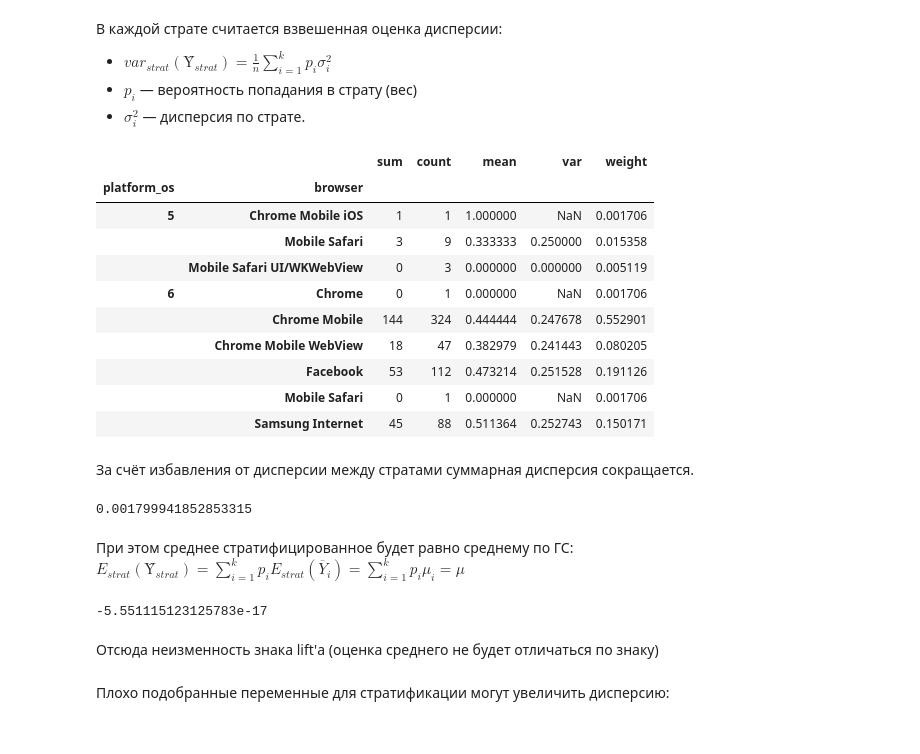
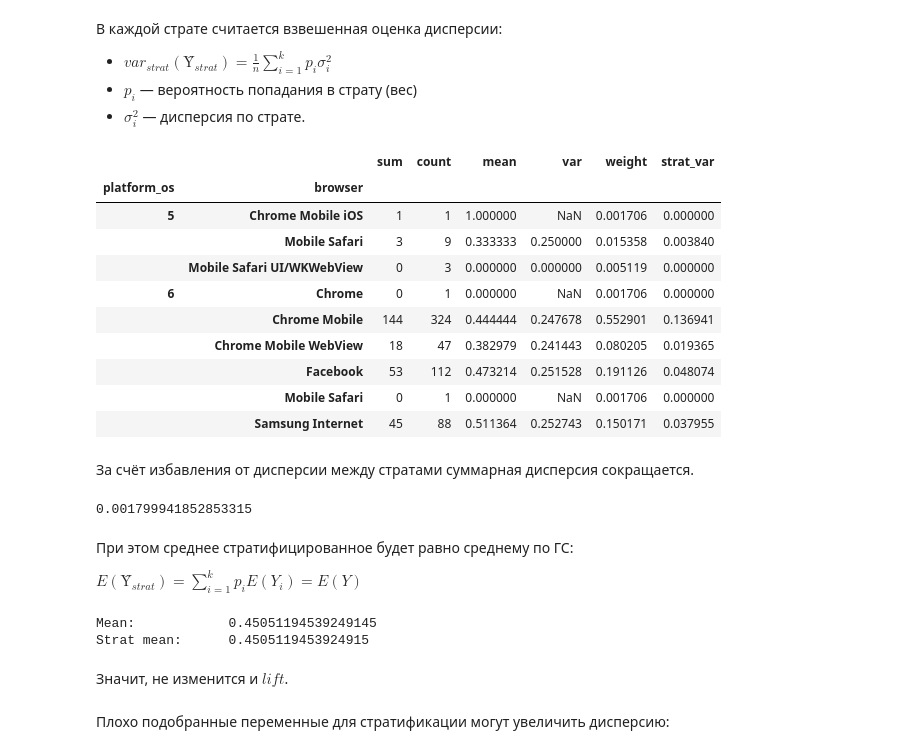
Before and after one commit to AlexJackalope/A-B-testing, a Jupyter notebook: 4-VarReduction-Strat-CUPED/classwork.ipynb, the cells around one changed output. Drawn from its saved outputs; the diff is of its cells as text; code cells hidden in the pictures.

```diff
--- a/4-VarReduction-Strat-CUPED/classwork.ipynb
+++ b/4-VarReduction-Strat-CUPED/classwork.ipynb
@@ -75,38 +95,42 @@ adsmart_data.groupby(['experiment', 'platform_os', 'browser']).yes.agg(["sum", "
 # %%
 A = adsmart_data[adsmart_data.experiment == 'control'].drop(columns=['experiment'])
 
 def weight(x):
     return len(x) / len(A)
 
 A_strats = A.groupby(['platform_os', 'browser']).yes.agg(["sum", "count", "mean", "var", weight])
+A_strats['strat_var'] = (A_strats['var'] * A_strats['weight']).fillna(0)
 A_strats
 # %% [output]
-|  |  | sum | count | mean | var | weight |
-| platform_os | browser |  |  |  |  |  |
-| 5 | Chrome Mobile iOS | 1 | 1 | 1.000000 | NaN | 0.001706 |
-|  | Mobile Safari | 3 | 9 | 0.333333 | 0.250000 | 0.015358 |
-|  | Mobile Safari UI/WKWebView | 0 | 3 | 0.000000 | 0.000000 | 0.005119 |
-| 6 | Chrome | 0 | 1 | 0.000000 | NaN | 0.001706 |
-|  | Chrome Mobile | 144 | 324 | 0.444444 | 0.247678 | 0.552901 |
-|  | Chrome Mobile WebView | 18 | 47 | 0.382979 | 0.241443 | 0.080205 |
-|  | Facebook | 53 | 112 | 0.473214 | 0.251528 | 0.191126 |
-|  | Mobile Safari | 0 | 1 | 0.000000 | NaN | 0.001706 |
-|  | Samsung Internet | 45 | 88 | 0.511364 | 0.252743 | 0.150171 |
+|  |  | sum | count | mean | var | weight | strat_var |
+| platform_os | browser |  |  |  |  |  |  |
+| 5 | Chrome Mobile iOS | 1 | 1 | 1.000000 | NaN | 0.001706 | 0.000000 |
+|  | Mobile Safari | 3 | 9 | 0.333333 | 0.250000 | 0.015358 | 0.003840 |
+|  | Mobile Safari UI/WKWebView | 0 | 3 | 0.000000 | 0.000000 | 0.005119 | 0.000000 |
+| 6 | Chrome | 0 | 1 | 0.000000 | NaN | 0.001706 | 0.000000 |
+|  | Chrome Mobile | 144 | 324 | 0.444444 | 0.247678 | 0.552901 | 0.136941 |
+|  | Chrome Mobile WebView | 18 | 47 | 0.382979 | 0.241443 | 0.080205 | 0.019365 |
+|  | Facebook | 53 | 112 | 0.473214 | 0.251528 | 0.191126 | 0.048074 |
+|  | Mobile Safari | 0 | 1 | 0.000000 | NaN | 0.001706 | 0.000000 |
+|  | Samsung Internet | 45 | 88 | 0.511364 | 0.252743 | 0.150171 | 0.037955 |
 # %% [markdown]
 За счёт избавления от дисперсии между стратами суммарная дисперсия сокращается.
-# %%
-strat_var = (A_strats['var'] * A_strats['weight']).dropna().sum()
-A.yes.var() - strat_var
-# %% [output]
-0.001799941852853315
+# %%
+A.yes.var() - A_strats['strat_var'].sum()
+# %% [output]
+0.001799941852853315
 # %% [markdown]
-При этом среднее стратифицированное будет равно среднему по ГС: $E_{strat}(Ŷ_{strat})=\sum_{i=1}^{k}p_i E_{strat}(\overline Y_i) = \sum_{i=1}^{k}p_i \mu_i = \mu$
+При этом среднее стратифицированное будет равно среднему по ГС:
+
+$E(Ŷ_{strat})=\sum_{i=1}^{k}p_i E(Y_i) = E(Y) $
 # %%
-A.yes.mean() - (A_strats['mean'] * A_strats['weight']).sum()
+print('Mean:\t\t', A.yes.mean())
+print('Strat mean:\t', (A_strats['mean'] * A_strats['weight']).sum())
 # %% [output]
--5.551115123125783e-17
+Mean:            0.45051194539249145
+Strat mean:      0.4505119453924915
-# %% [markdown]
-Отсюда неизменность знака lift'а (оценка среднего не будет отличаться по знаку)
+# %% [markdown]
+Значит, не изменится и $lift$.
 # %% [markdown]
 Плохо подобранные переменные для стратификации могут увеличить дисперсию:
 # %%
```
Also changed, not shown: parts of 33 cells of this notebook.
